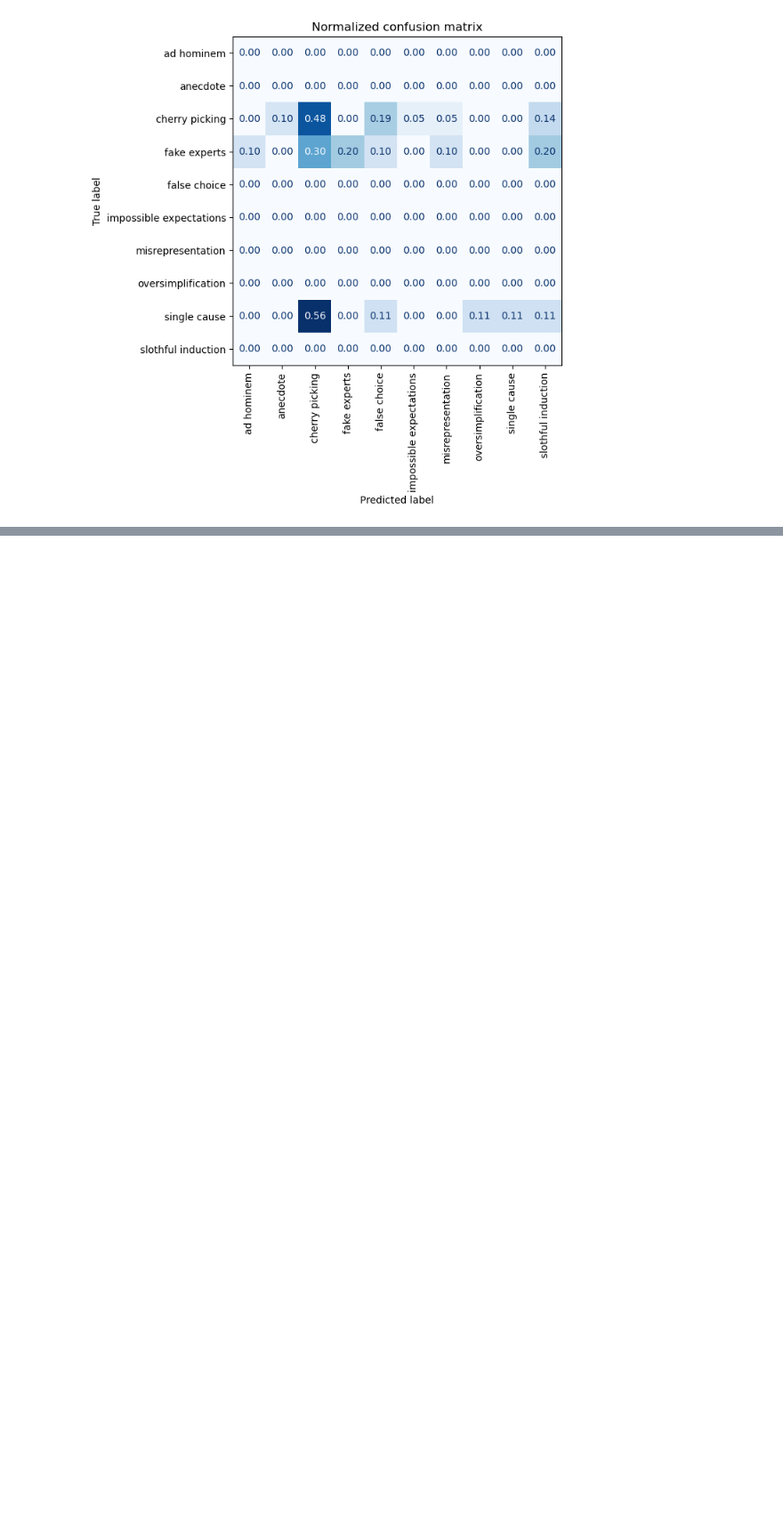
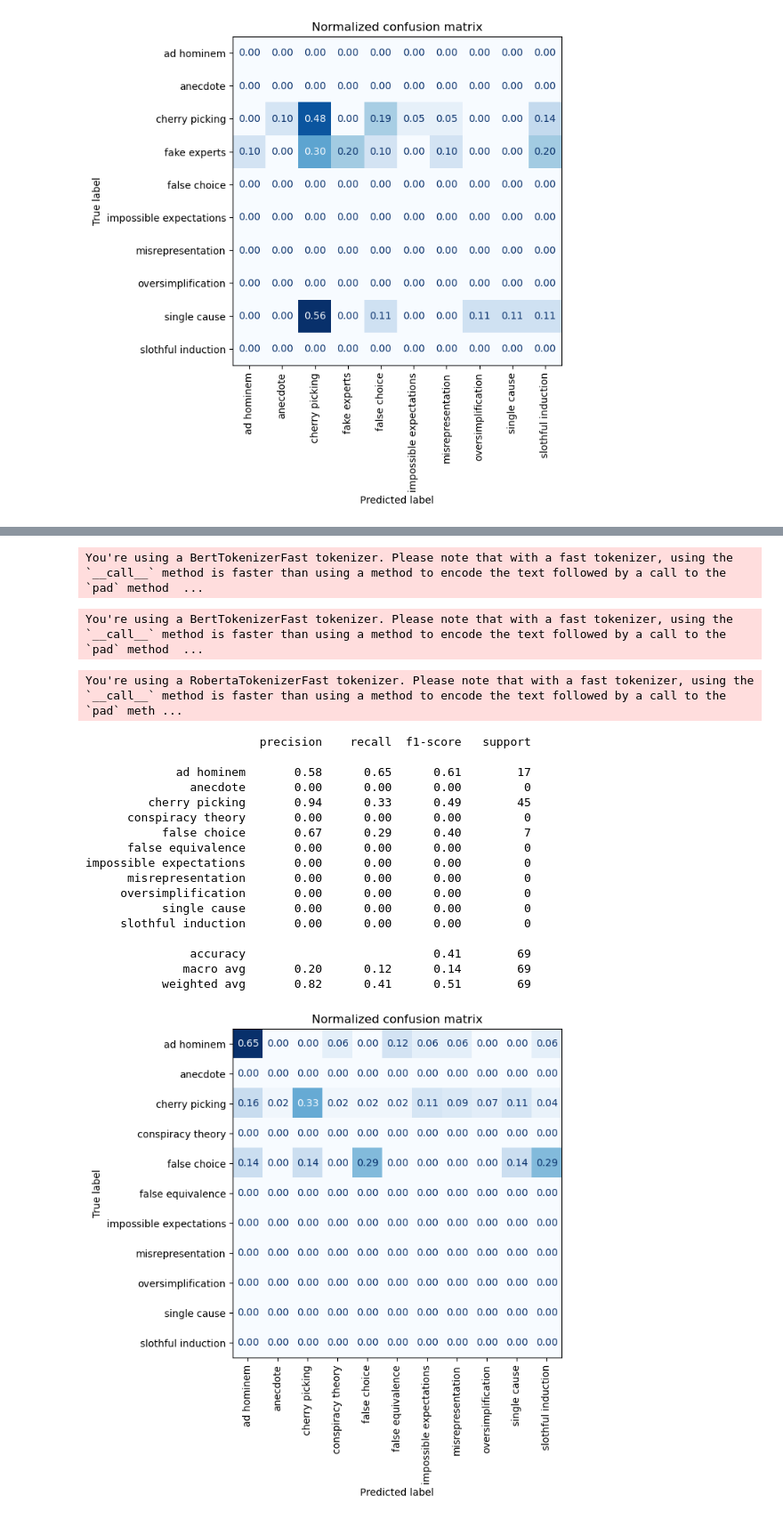
Before and after one commit to fzanart/FLICC, a Jupyter notebook: Stacked_classifier/StackedClassifier.ipynb, the cells around one changed output, grey strips where cells are left out. Shown at 89% size. Cells and saved outputs as stored; diff of their text form; code cells hidden in the pictures; blank space fills up the shorter version.

Commit message:
stacked calssifier on Test, Jin & Alhindi

```diff
--- a/Stacked_classifier/StackedClassifier.ipynb
+++ b/Stacked_classifier/StackedClassifier.ipynb
@@ -117,3 +117,10 @@ impossible expectations       0.00      0.00      0.00         0
               macro avg       0.26      0.08      0.10        40
            weighted avg       0.77      0.33      0.40        40
 [figure]
+# %%
+jin = pd.read_csv('https://raw.githubusercontent.com/causalNLP/logical-fallacy/main/data/climate_test.csv', index_col=0)
+jin = jin.rename(columns={'logical_fallacies':'label', 'source_article':'text'})
+jin = jin[jin['label'].isin(['intentional','ad hominem','false dilemma'])].reset_index(drop=True)
+jin['label'] = jin['label'].map({'intentional':'cherry picking', 'ad hominem':'ad hominem','false dilemma':'false choice'})
+jin['text'] = jin['text'].fillna('empty value')
+jin
@@ -119,0 +141,24 @@ impossible expectations       0.00      0.00      0.00         0
+# %%
+predict(jin)
+# %% [output]
+You're using a BertTokenizerFast tokenizer. Please note that with a fast tokenizer, using the `__call__` method is faster than using a method to encode the text followed by a call to the `pad` method  ...
+You're using a BertTokenizerFast tokenizer. Please note that with a fast tokenizer, using the `__call__` method is faster than using a method to encode the text followed by a call to the `pad` method  ...
+You're using a RobertaTokenizerFast tokenizer. Please note that with a fast tokenizer, using the `__call__` method is faster than using a method to encode the text followed by a call to the `pad` meth ...
+                         precision    recall  f1-score   support
+
+             ad hominem       0.58      0.65      0.61        17
+               anecdote       0.00      0.00      0.00         0
+         cherry picking       0.94      0.33      0.49        45
+      conspiracy theory       0.00      0.00      0.00         0
+           false choice       0.67      0.29      0.40         7
+      false equivalence       0.00      0.00      0.00         0
+impossible expectations       0.00      0.00      0.00         0
+      misrepresentation       0.00      0.00      0.00         0
+     oversimplification       0.00      0.00      0.00         0
+           single cause       0.00      0.00      0.00         0
+     slothful induction       0.00      0.00      0.00         0
+
+               accuracy                           0.41        69
+              macro avg       0.20      0.12      0.14        69
+           weighted avg       0.82      0.41      0.51        69
+[figure, added]
```
Also changed, not shown: parts of 1 cell of this notebook.
